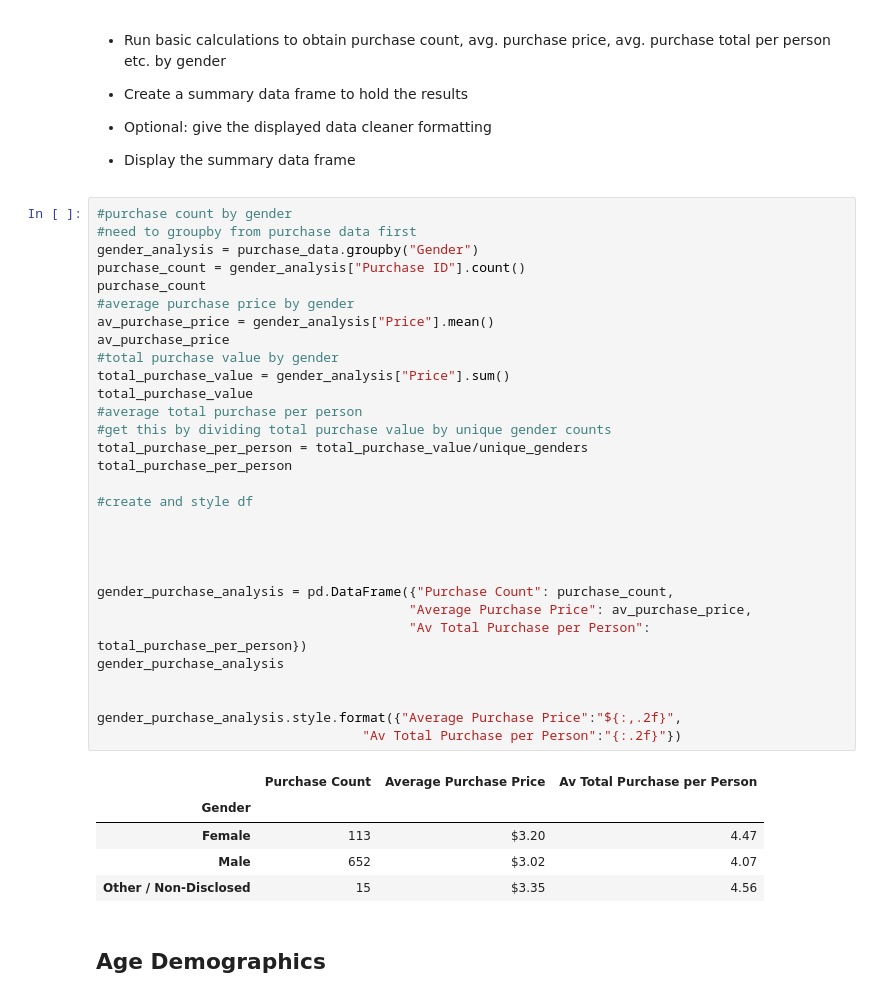
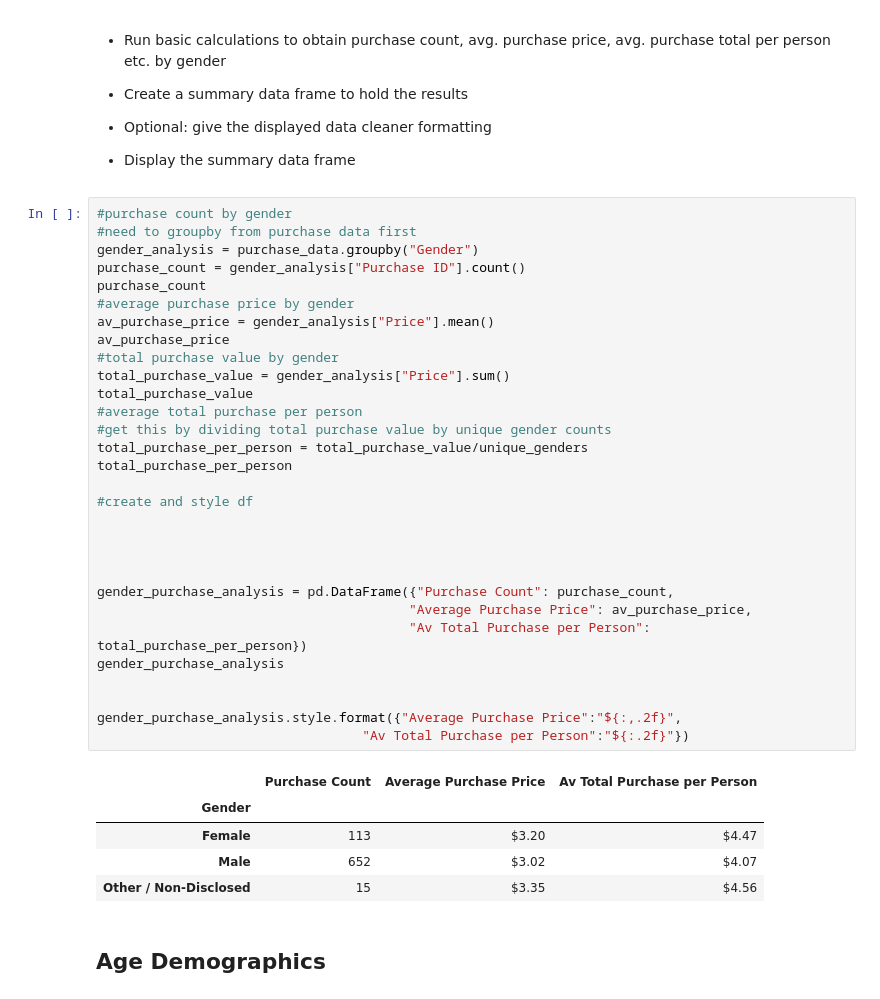
Before and after one commit to KenSikes/pandas-challenge, a Jupyter notebook: HeroesOfPymoli/HeroesOfPymoli.ipynb, the cells around one changed output. Saved outputs shown, nothing was run; the diff lists cells and outputs as text.

```diff
--- a/HeroesOfPymoli/HeroesOfPymoli.ipynb
+++ b/HeroesOfPymoli/HeroesOfPymoli.ipynb
@@ -123,37 +123,37 @@ gender_count_percent.sort_values(["Total Count"], ascending = False).style.forma
 #need to groupby from purchase data first
 gender_analysis = purchase_data.groupby("Gender")
 purchase_count = gender_analysis["Purchase ID"].count()
 purchase_count
 #average purchase price by gender
 av_purchase_price = gender_analysis["Price"].mean()
 av_purchase_price
 #total purchase value by gender
 total_purchase_value = gender_analysis["Price"].sum()
 total_purchase_value
 #average total purchase per person
 #get this by dividing total purchase value by unique gender counts
 total_purchase_per_person = total_purchase_value/unique_genders
 total_purchase_per_person
 
 #create and style df
 
 
 
 
 gender_purchase_analysis = pd.DataFrame({"Purchase Count": purchase_count,
                                         "Average Purchase Price": av_purchase_price,
                                         "Av Total Purchase per Person": total_purchase_per_person})
 gender_purchase_analysis
 
 
 gender_purchase_analysis.style.format({"Average Purchase Price":"${:,.2f}",
-                                  "Av Total Purchase per Person":"{:.2f}"})
+                                  "Av Total Purchase per Person":"${:.2f}"})
 # %% [output]
 |  | Purchase Count | Average Purchase Price | Av Total Purchase per Person |
 | Gender |  |  |  |
-| Female | 113 | $3.20 | 4.47 |
-| Male | 652 | $3.02 | 4.07 |
-| Other / Non-Disclosed | 15 | $3.35 | 4.56 |
+| Female | 113 | $3.20 | $4.47 |
+| Male | 652 | $3.02 | $4.07 |
+| Other / Non-Disclosed | 15 | $3.35 | $4.56 |
 # %% [markdown]
 ## Age Demographics
 # %% [markdown]
```
Also changed, not shown: parts of 2 cells of this notebook.
